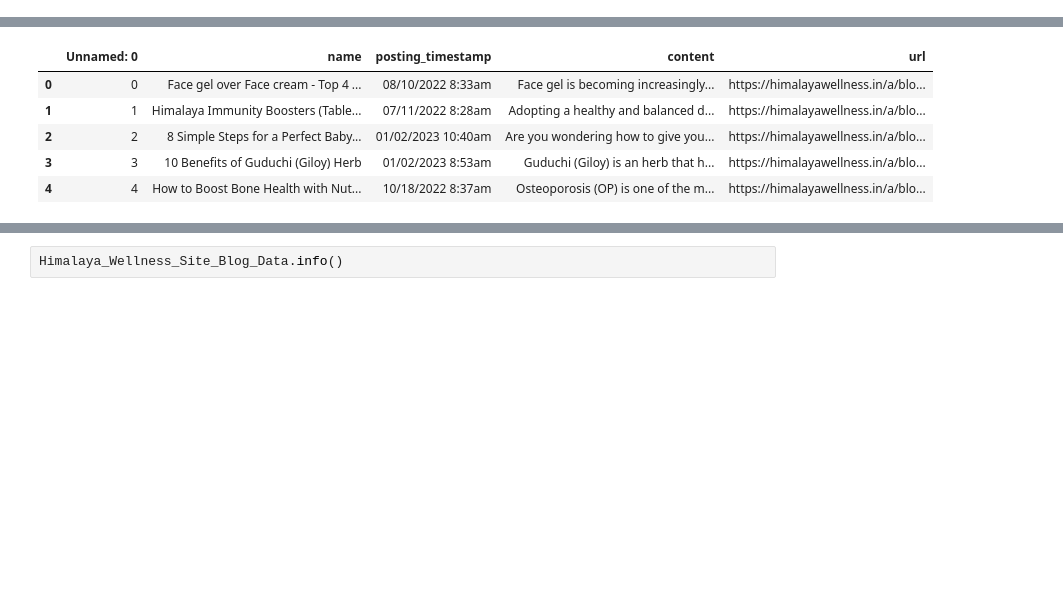
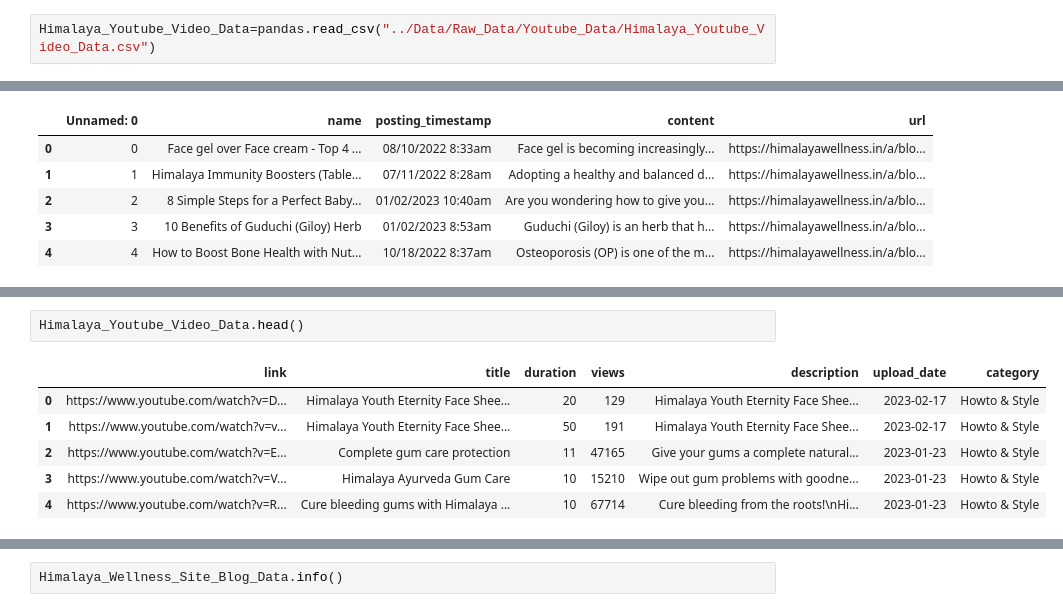
Before and after one commit to TechForEverybody/Social_Media_Analytics_Practicals_Sem-8, a Jupyter notebook: Experiment-3/CS8A53_SMA_Experiment-3_ShivkumarChauhan.ipynb, the cells around one changed output, grey strips where cells are left out. Drawn from its saved outputs; the diff is of its cells as text; blank space fills up the shorter version.

```diff
--- a/Experiment-3/CS8A53_SMA_Experiment-3_ShivkumarChauhan.ipynb
+++ b/Experiment-3/CS8A53_SMA_Experiment-3_ShivkumarChauhan.ipynb
@@ -22,0 +36,2 @@ Himalaya_Wellness_Site_Blog_Data=pandas.read_csv("../Data/Raw_Data/Himalaya_Well
+# %%
+Himalaya_Youtube_Video_Data=pandas.read_csv("../Data/Raw_Data/Youtube_Data/Himalaya_Youtube_Video_Data.csv")
@@ -110,0 +97,9 @@ Himalaya_Wellness_Site_Blog_Data.head()
+# %%
+Himalaya_Youtube_Video_Data.head()
+# %% [output]
+|  | link | title | duration | views | description | upload_date | category |
+| 0 | https://www.youtube.com/watch?v=D... | Himalaya Youth Eternity Face Shee... | 20 | 129 | Himalaya Youth Eternity Face Shee... | 2023-02-17 | Howto & Style |
+| 1 | https://www.youtube.com/watch?v=v... | Himalaya Youth Eternity Face Shee... | 50 | 191 | Himalaya Youth Eternity Face Shee... | 2023-02-17 | Howto & Style |
+| 2 | https://www.youtube.com/watch?v=E... | Complete gum care protection | 11 | 47165 | Give your gums a complete natural... | 2023-01-23 | Howto & Style |
+| 3 | https://www.youtube.com/watch?v=V... | Himalaya Ayurveda Gum Care | 10 | 15210 | Wipe out gum problems with goodne... | 2023-01-23 | Howto & Style |
+| 4 | https://www.youtube.com/watch?v=R... | Cure bleeding gums with Himalaya ... | 10 | 67714 | Cure bleeding from the roots!\nHi... | 2023-01-23 | Howto & Style |
```
Also changed, not shown: parts of 51 cells of this notebook, 6 other files.
